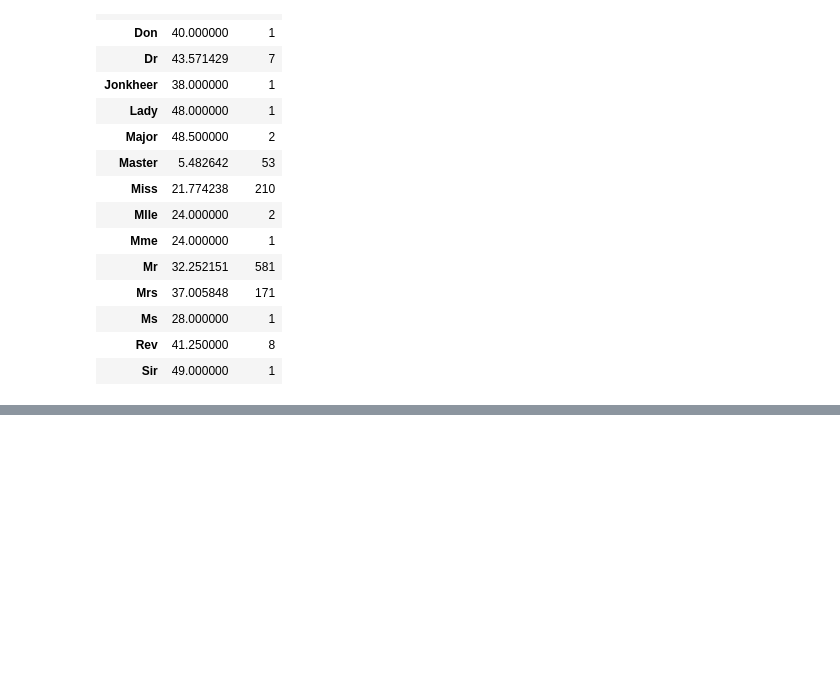
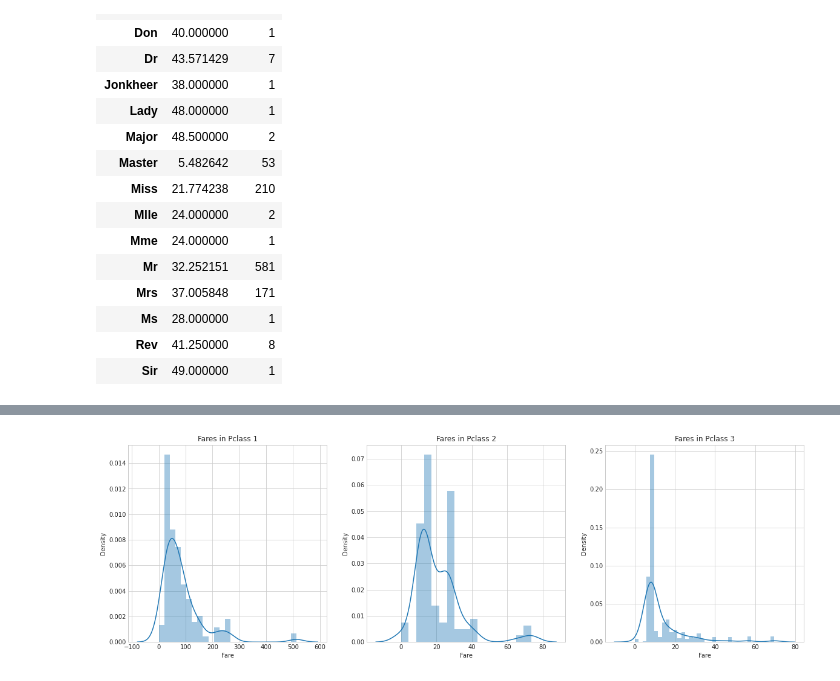
Before and after one commit to SoonKi-Eun/Kaggle, a Jupyter notebook: titanic-test-1.ipynb, the cells around one changed output, grey strips where cells are left out. Cells and saved outputs as stored; diff of their text form; code cells hidden in the pictures; blank space fills up the shorter version.

```diff
--- a/titanic-test-1.ipynb
+++ b/titanic-test-1.ipynb
@@ -514,0 +796,19 @@ temp.groupby('Initial').agg({'Age': ['mean', 'count']}) #이니셜 별 평균
+# %%
+#객실(Pclass)별 요금(Fare)
+f,ax=plt.subplots(1, 3, figsize=(20, 6))
+
+#sns.distplot(train[train['Pclass'] == 1].Fare,ax=ax[0],kde=False)
+sns.distplot(train[train['Pclass'] == 1].Fare,ax=ax[0])
+ax[0].set_title('Fares in Pclass 1')
+
+sns.distplot(train[train['Pclass'] == 2].Fare,ax=ax[1])
+ax[1].set_title('Fares in Pclass 2')
+
+sns.distplot(train[train['Pclass'] == 3].Fare,ax=ax[2])
+ax[2].set_title('Fares in Pclass 3')
+
+plt.show()
+
+#Pclass = 1 의 경우 값의 범주가 상대적으로 넓음(~600)
+# %% [output]
+[figure, added]
```
Also changed, not shown: parts of 57 cells of this notebook.
